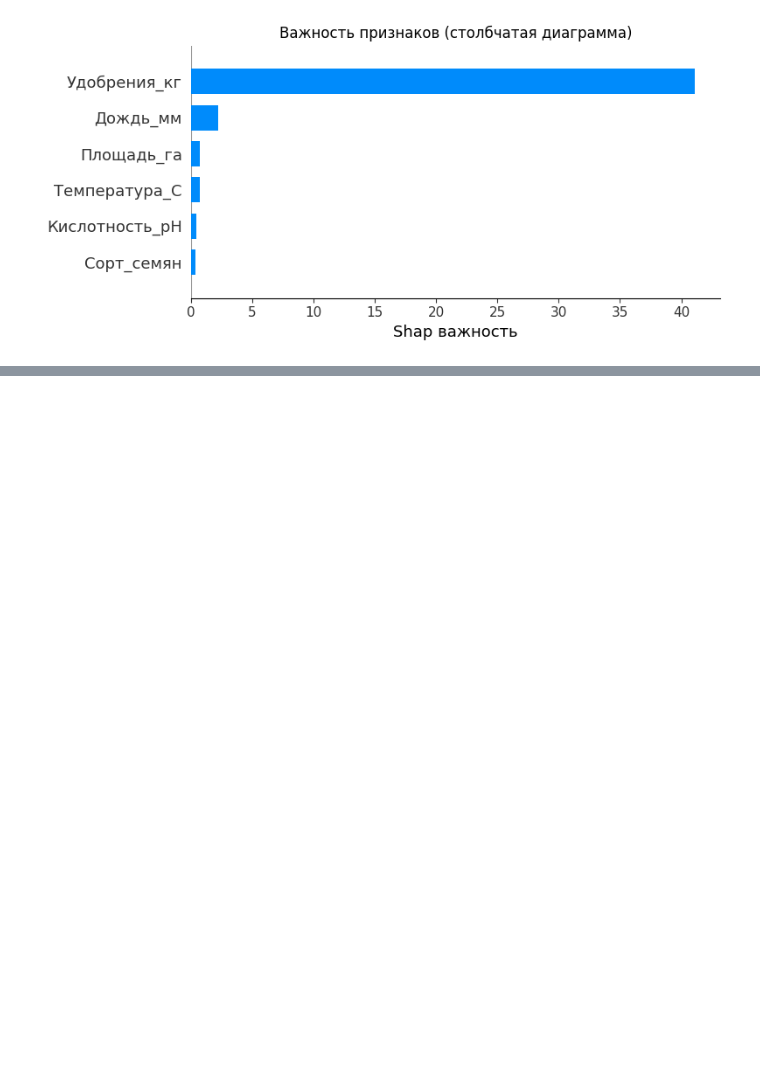
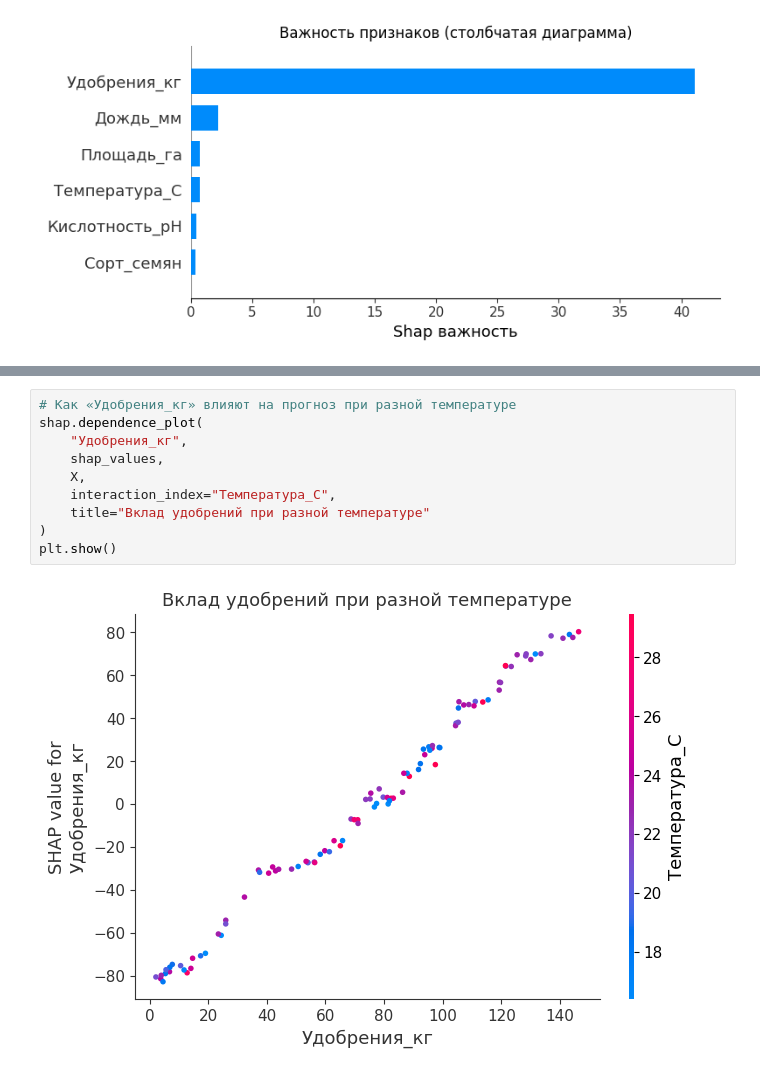
Before and after one commit to Grashch/Kaggle_tasks, a Jupyter notebook: SHAP_Values.ipynb, the cells around one changed output, grey strips where cells are left out. Drawn from its saved outputs; the diff is of its cells as text; blank space fills up the shorter version.

```diff
--- a/SHAP_Values.ipynb
+++ b/SHAP_Values.ipynb
@@ -68,0 +69,12 @@ plt.show()
+# %%
+# Как «Удобрения_кг» влияют на прогноз при разной температуре
+shap.dependence_plot(
+    "Удобрения_кг",
+    shap_values,
+    X,
+    interaction_index="Температура_C",
+    title="Вклад удобрений при разной температуре"
+)
+plt.show()
+# %% [output]
+[figure, added]
```
Also changed, not shown: parts of 2 cells of this notebook.
